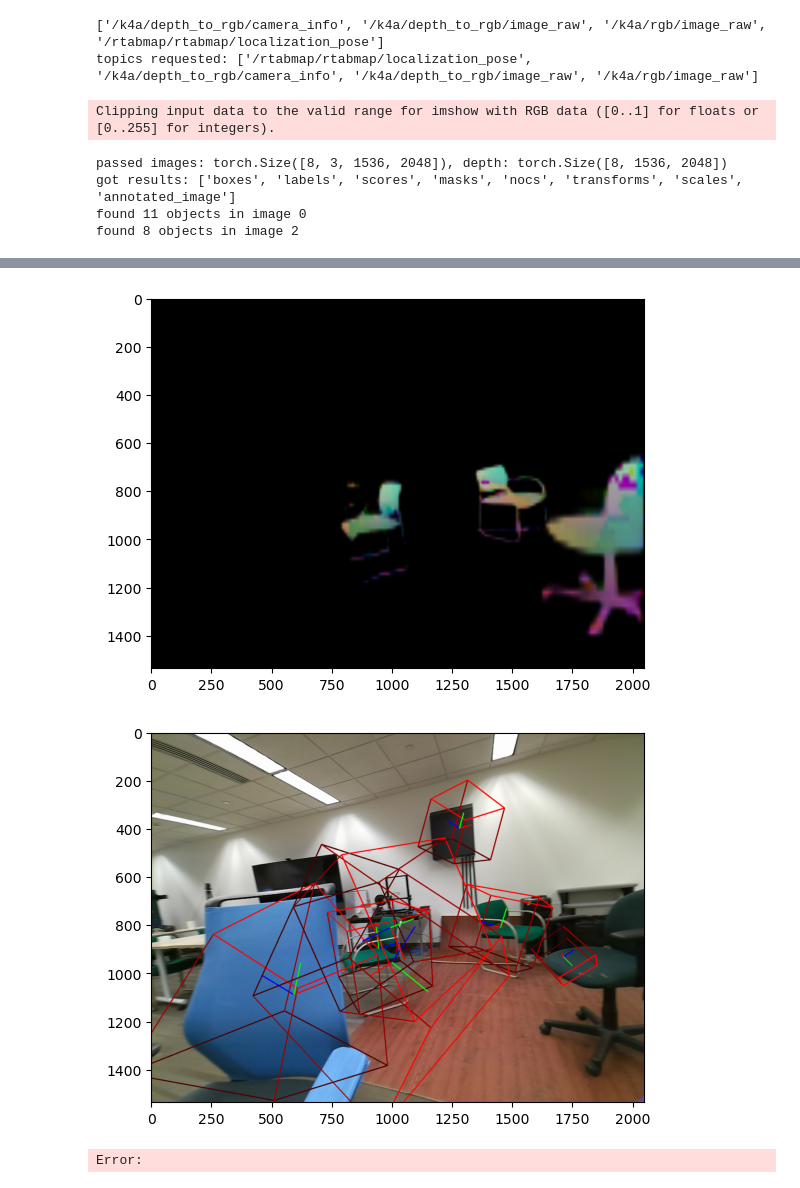
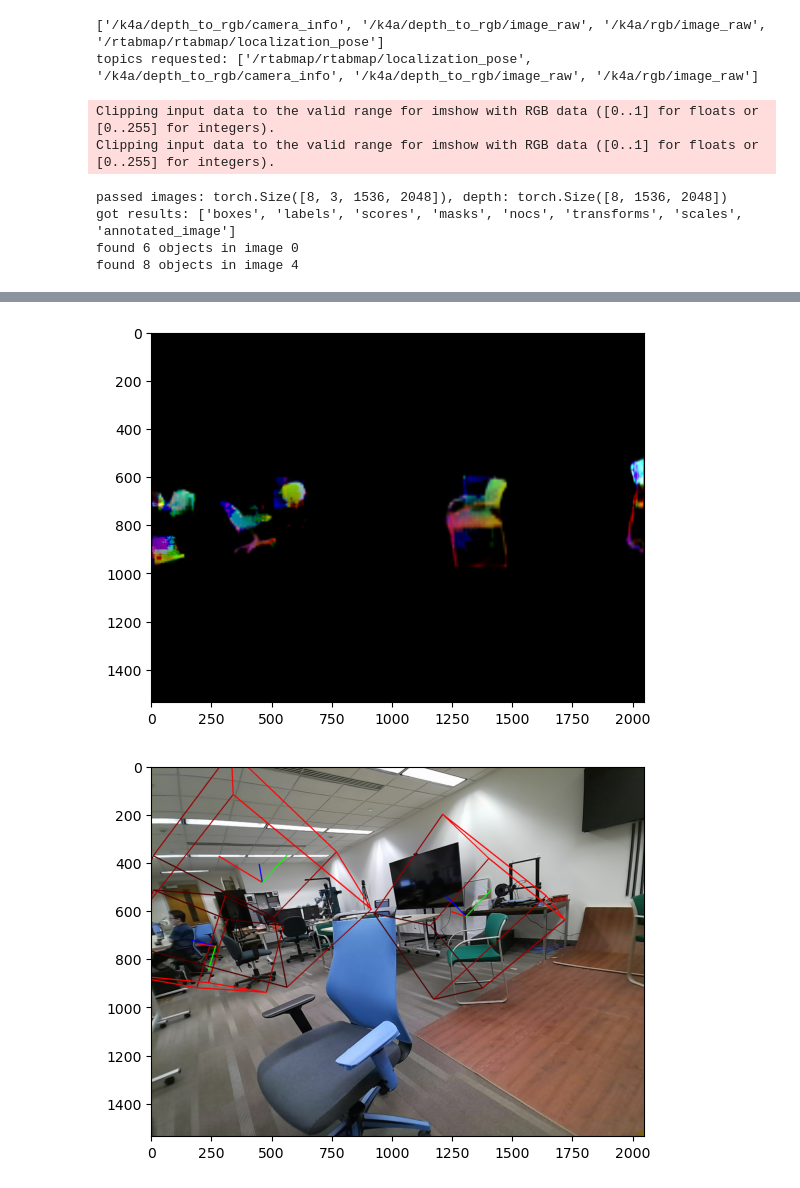
Before and after one commit to baldeeb/ganocs, a Jupyter notebook: experiments/on_real_data.ipynb, the cells around one changed output, grey strips where cells are left out. Saved outputs shown, nothing was run; the diff lists cells and outputs as text; code cells hidden in the pictures.

Commit message:
Working depth and pixel losses.

```diff
--- a/experiments/on_real_data.ipynb
+++ b/experiments/on_real_data.ipynb
@@ -35,14 +35,17 @@ from inference_wrapper import NocsDetector
 K = [[591.0125, 0,          322.525],
     [0,         590.16775,  244.11084],
     [0,         0,          1]]
-chkpt = f'{root}/checkpoints/nocs_classification/2023-05-25_13-46-18/one_class_frozen_backbone_4.pth'
+# chkpt = f'{root}/checkpoints/nocs_classification/2023-05-25_13-46-18/one_class_frozen_backbone_4.pth'
 # chkpt = f'{root}/checkpoints/nocs_classification/2023-06-04_21-47-00/multiview_consistency_experiment_4.pth'
+# chkpt = f'{root}/checkpoints/nocs_classification/2023-06-13_21-33-41/pixelwiseMultiview_fromPretrained_4.pth'
+chkpt = f'{root}/checkpoints/nocs_classification/2023-06-16_15-05-50/alignDepthAndNocs_allHeads_fromScratchOnOldData_4.pth'
+
 
 det = NocsDetector(chkpt, K,
                    return_annotated_image=True,
                    perform_alignment=True,
-                #    num_classes=2,
-                #    override_num_classes=True,
+                   num_classes=2,
+                   override_num_classes=True,
                    device='cuda:1')
 # %% [output]
 The autoreload extension is already loaded. To reload it, use:
@@ -137,7 +140,7 @@ results = det(images, depth)
 print(f'passed images: {images.shape}, depth: {depth.shape}')
 print(f'got results: {list(results[0].keys())}')
 
-for i in [0, 2]:
+for i in [0, 4]:
     img, r = images[i].numpy(), results[i]
     print(f'found {len(r["nocs"])} objects in image {i}')
     print_all(img, r, score_thresh=0.5)
@@ -148,8 +151,9 @@ for i in [0, 2]:
 # plt.imshow(depth[0].cpu().numpy())
 # %% [output]
 Clipping input data to the valid range for imshow with RGB data ([0..1] for floats or [0..255] for integers).
+Clipping input data to the valid range for imshow with RGB data ([0..1] for floats or [0..255] for integers).
 passed images: torch.Size([8, 3, 1536, 2048]), depth: torch.Size([8, 1536, 2048])
 got results: ['boxes', 'labels', 'scores', 'masks', 'nocs', 'transforms', 'scales', 'annotated_image']
-found 11 objects in image 0
-found 8 objects in image 2
+found 6 objects in image 0
+found 8 objects in image 4
 [figure]
@@ -159,11 +163,10 @@ found 8 objects in image 2
-[figure, old version]
+[figure, new version]
-[figure, old version]
+[figure, new version]
 # %%
 import imageio
 import numpy as np
 
-ims = [r['annotated_image'] for r in results]
+ims = [r['nocs'].clone().detach().sum(0).permute(1,2,0).float().cpu().numpy() * 255.0 for r in results]
+# ims = [r['annotated_image'] for r in results]
 ims = np.stack(ims).astype(np.uint8)
 imageio.mimsave('../data/temp/movie.gif', ims, duration=1000, loop=1)
-# %% [output]
-Error:
```
Also changed, not shown: parts of 1 cell of this notebook, 8 other files.
